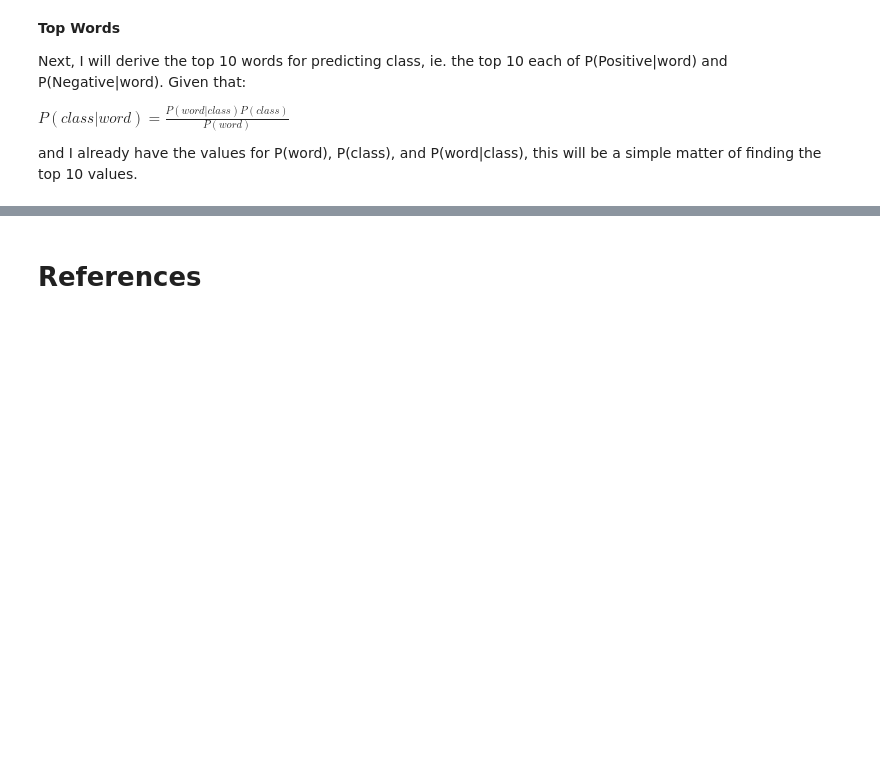
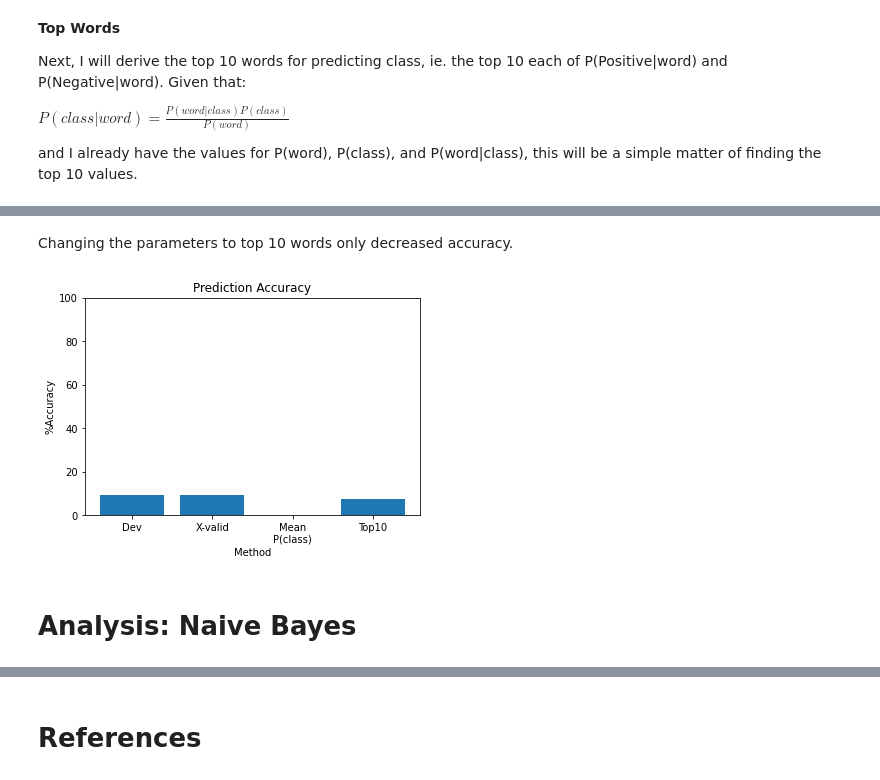
Before and after one commit to 1040mxg/5334project, a Jupyter notebook: 5334proj.ipynb, the cells around one changed output, grey strips where cells are left out. Saved outputs shown, nothing was run; the diff lists cells and outputs as text; code cells hidden in the pictures; blank space fills up the shorter version.

```diff
--- a/5334proj.ipynb
+++ b/5334proj.ipynb
@@ -68,31 +94,26 @@ The final sizes for each dataset are as follows:
 # %%
 import random
-
-print("XH:", len(xhData))
-print("NPR:", len(nprData))
 
 random.seed(1)
 random.shuffle(data)
 dataLen = len(data)
+print(dataLen)
+
+###manual division
+testLen = int(.2*dataLen)
+devLen = int(.2*(dataLen - testLen))
+trainLen = dataLen - testLen - devLen
 
 train = []
 dev = []
 test =[]
-
-#test = 680items
-
-print(dataLen)
-testNum = 680
-trainNum = 2182
-devNum = 545
-
-for i in range(trainNum):
+for i in range(trainLen):
   train.append(data[i])
 
-for i in range(trainNum, trainNum+devNum):
+for i in range(trainLen, trainLen+devLen):
   dev.append(data[i])
 
-for i in range(dataLen-testNum, dataLen):
+for i in range(dataLen-testLen, dataLen):
   test.append(data[i])
 
 print("Train Data: %d items" %(len(train)))
@@ -590,0 +437,9 @@ Applying smoothing dramatically improved the predictions' accuracy.
+# %%
+newData = []
+
+with open("tweets_xh_hk.txt", 'r') as f:
+    for row in f:
+      newData.append(row)
+
+for i in range(5):
+  print(newData[i][0:80], "...")
@@ -632,0 +550,17 @@ Find the top ten P(class|word) for each class
+# %% [markdown]
+Changing the parameters to top 10 words only decreased accuracy.
+# %%
+import matplotlib.pyplot as plt
+
+y[1] = 9.439
+
+plt.title("Prediction Accuracy")
+plt.ylim(0,100)
+plt.xlabel("Method")
+plt.ylabel("%Accuracy")
+plt.bar(X,y)
+plt.show()
+# %% [output]
+[figure, added]
+# %% [markdown]
+# Analysis: Naive Bayes
```
Also changed, not shown: parts of 75 cells of this notebook.
